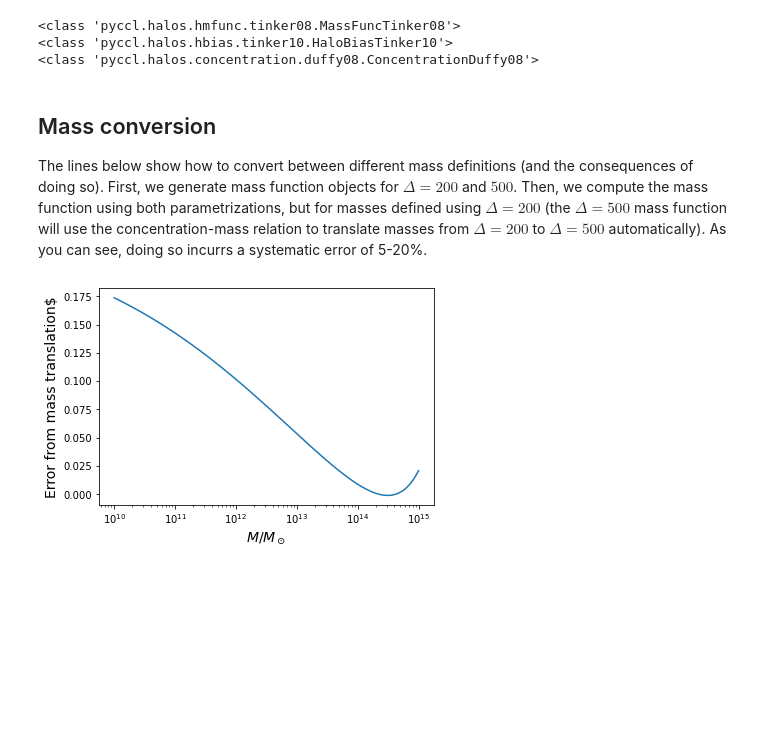
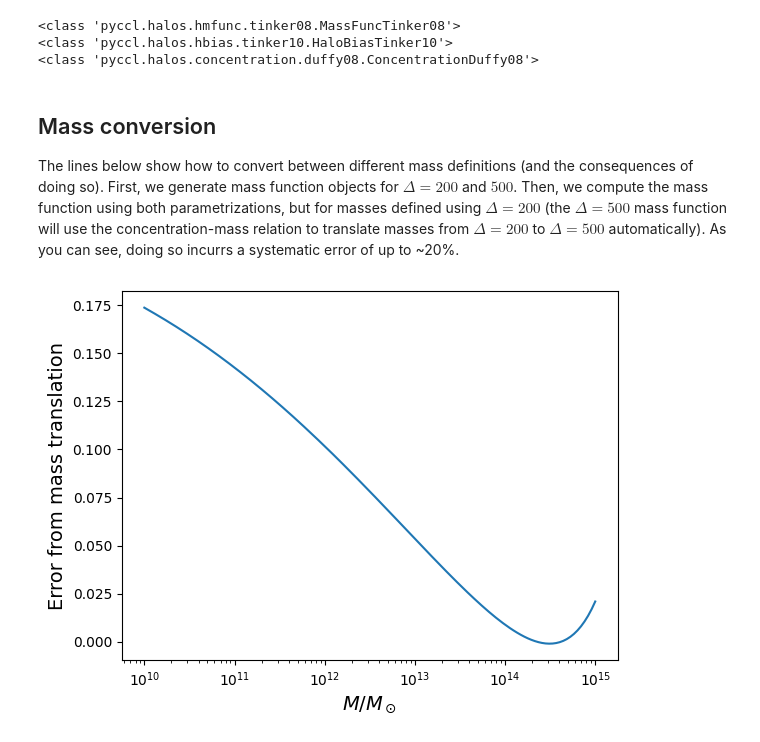
Before and after one commit to LSSTDESC/CCLX, a Jupyter notebook: Halo-mass-function-example.ipynb, the cells around one changed output. Cells and saved outputs as stored; diff of their text form; code cells hidden in the pictures; blank space fills up the shorter version.

Commit message:
mass function

```diff
--- a/Halo-mass-function-example.ipynb
+++ b/Halo-mass-function-example.ipynb
@@ -181,29 +181,29 @@ print(cm)
 <class 'pyccl.halos.concentration.duffy08.ConcentrationDuffy08'>
 # %% [markdown]
 ## Mass conversion
-The lines below show how to convert between different mass definitions (and the consequences of doing so). First, we generate mass function objects for $\Delta=200$ and $500$. Then, we compute the mass function using both parametrizations, but for masses defined using $\Delta=200$ (the $\Delta=500$ mass function will use the concentration-mass relation to translate masses from $\Delta=200$ to $\Delta=500$ automatically). As you can see, doing so incurrs a systematic error of 5-20%.
+The lines below show how to convert between different mass definitions (and the consequences of doing so). First, we generate mass function objects for $\Delta=200$ and $500$. Then, we compute the mass function using both parametrizations, but for masses defined using $\Delta=200$ (the $\Delta=500$ mass function will use the concentration-mass relation to translate masses from $\Delta=200$ to $\Delta=500$ automatically). As you can see, doing so incurrs a systematic error of up to ~20%.
 # %%
 # Let's define a mass function object for Delta = 500 (matter)
 hmf_500m = ccl.halos.MassFuncTinker08(mass_def=hmd_500m)
 
 # Now let's compare the mass function parametrized for 200 (matter)
 # with the mass function parametrized for 500 (matter) but
 # translated to 200 (matter)
 hmf_200m = ccl.halos.MassFuncTinker08(mass_def=hmd_200m)
 
 mass_trans = ccl.halos.mass_translator(mass_in=hmd_200m, mass_out=hmd_500m,
                                        concentration=ccl.halos.ConcentrationDuffy08(mass_def=hmd_200m))
 
 m500 = mass_trans(cosmo, m_arr, 1.)
 
 nM_200m = hmf_200m(cosmo, m_arr, 1.)
 nM_200m_trans = hmf_500m(cosmo, m500, 1.)
 
 plt.figure()
-plt.plot(m_arr,nM_200m_trans/nM_200m-1)
+plt.plot(m_arr, nM_200m_trans/nM_200m-1)
 plt.xscale('log')
 plt.xlabel(r'$M/M_\odot$',fontsize=14)
-plt.ylabel('Error from mass translation$',
+plt.ylabel('Error from mass translation',
            fontsize=14);
 # %% [output]
-[figure, old version]
+[figure, new version]
```
Also changed, not shown: parts of 4 cells of this notebook.
